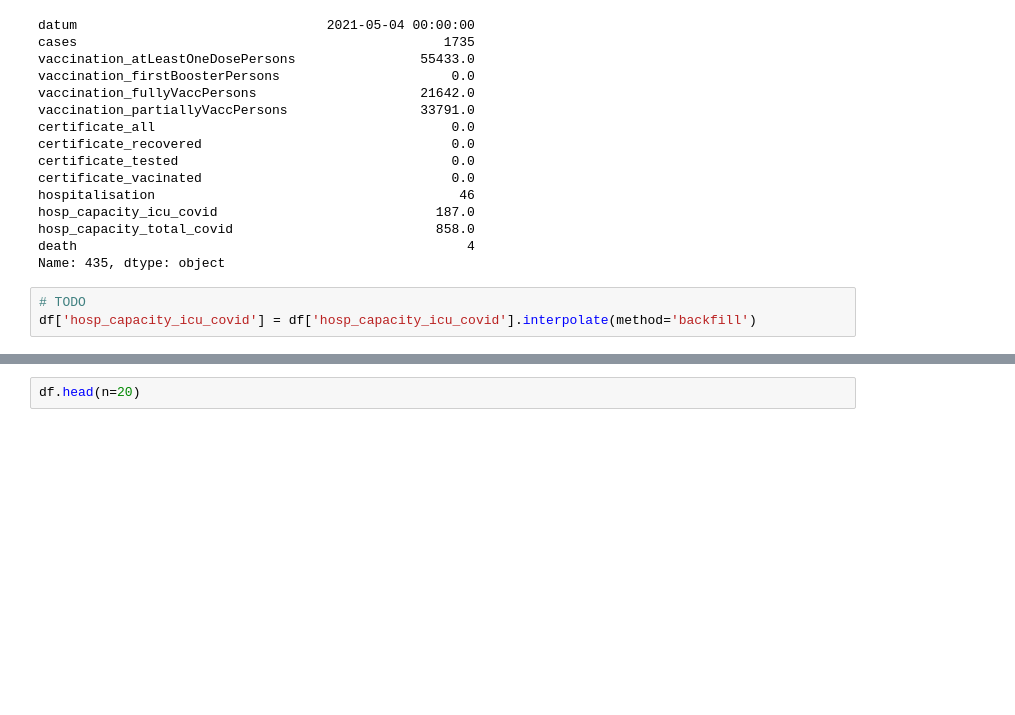
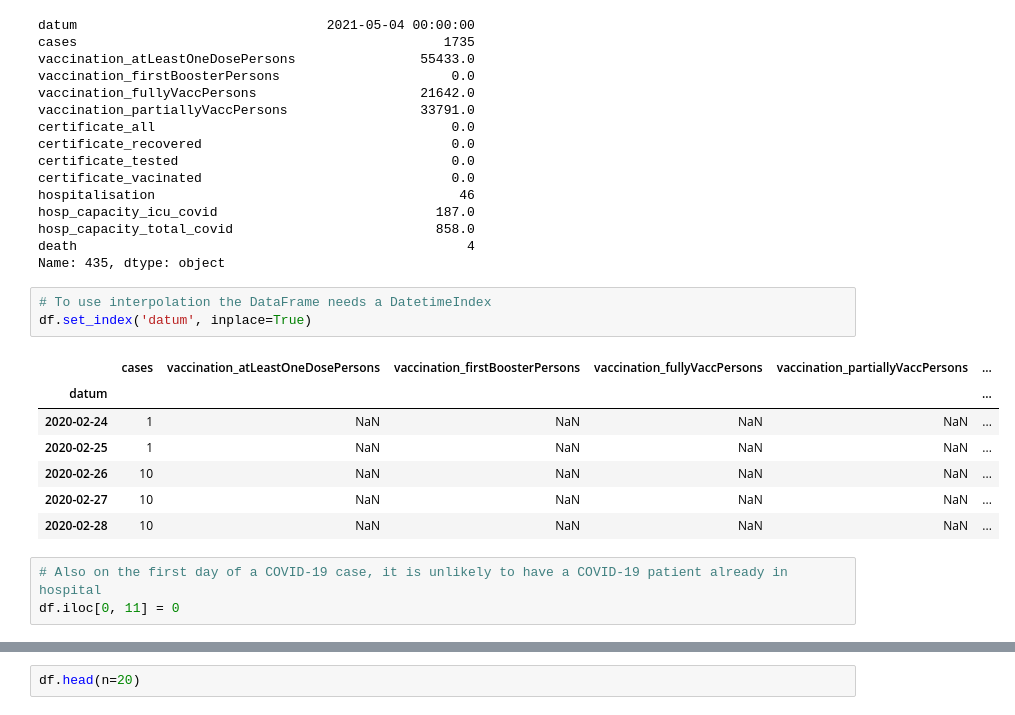
Before and after one commit to maggi71/ml-corona, a Jupyter notebook: preprocessing/data_analysis.ipynb, the cells around one changed output, grey strips where cells are left out. Drawn from its saved outputs; the diff is of its cells as text; blank space fills up the shorter version.

```diff
--- a/preprocessing/data_analysis.ipynb
+++ b/preprocessing/data_analysis.ipynb
@@ -341,6 +340,17 @@ hosp_capacity_icu_covid                            187.0
 hosp_capacity_total_covid                          858.0
 death                                                  4
 Name: 435, dtype: object
-# %%
-# TODO
-df['hosp_capacity_icu_covid'] = df['hosp_capacity_icu_covid'].interpolate(method='backfill')
+# %%
+# To use interpolation the DataFrame needs a DatetimeIndex
+df.set_index('datum', inplace=True)
+# %% [output]
+|  | cases | vaccination_atLeastOneDosePersons | vaccination_firstBoosterPersons | vaccination_fullyVaccPersons | vaccination_partiallyVaccPersons | ... |
+| datum |  |  |  |  |  | ... |
+| 2020-02-24 | 1 | NaN | NaN | NaN | NaN | ... |
+| 2020-02-25 | 1 | NaN | NaN | NaN | NaN | ... |
+| 2020-02-26 | 10 | NaN | NaN | NaN | NaN | ... |
+| 2020-02-27 | 10 | NaN | NaN | NaN | NaN | ... |
+| 2020-02-28 | 10 | NaN | NaN | NaN | NaN | ... |
+# %%
+# Also on the first day of a COVID-19 case, it is unlikely to have a COVID-19 patient already in hospital
+df.iloc[0, 11] = 0
```
Also changed, not shown: parts of 8 cells of this notebook, 1 other file.
